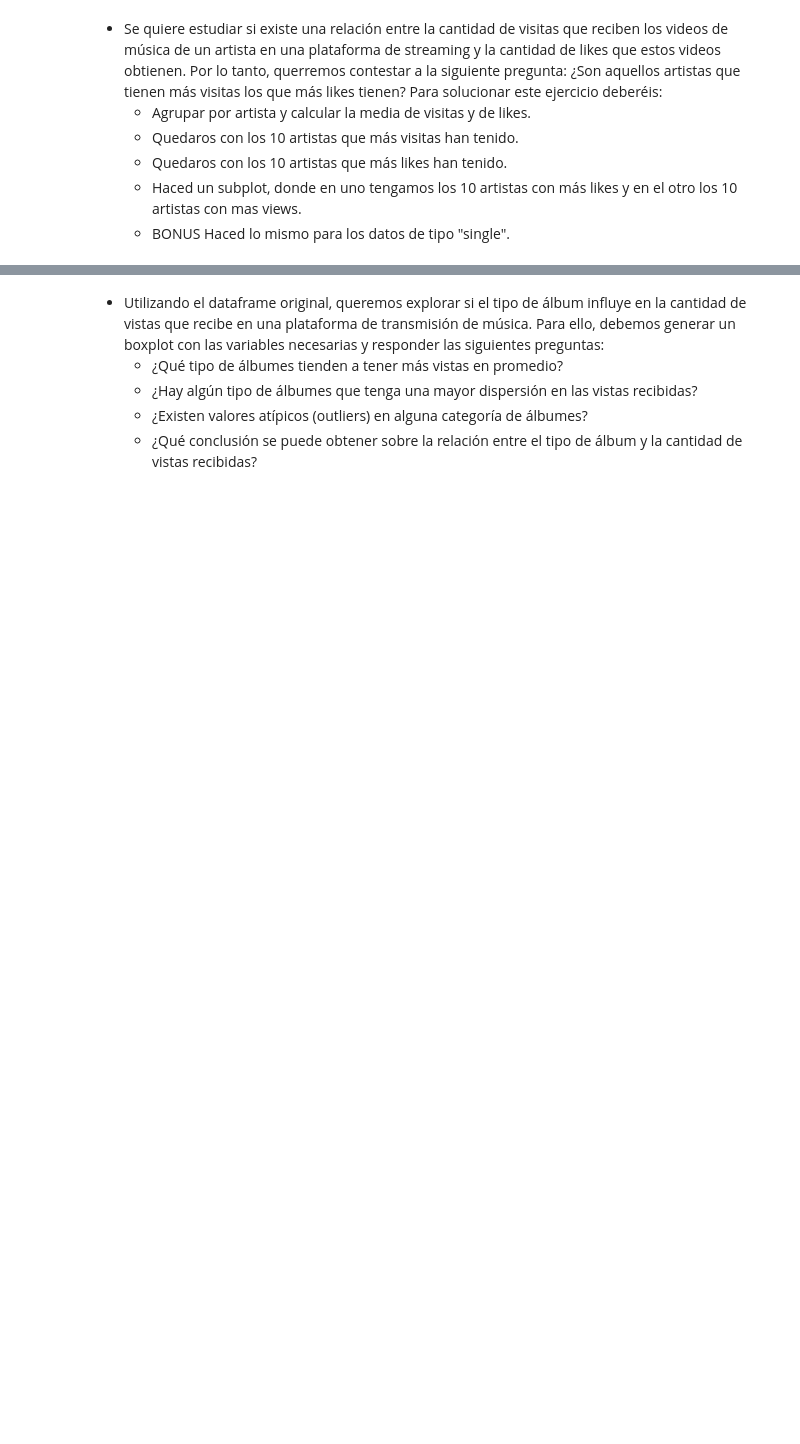
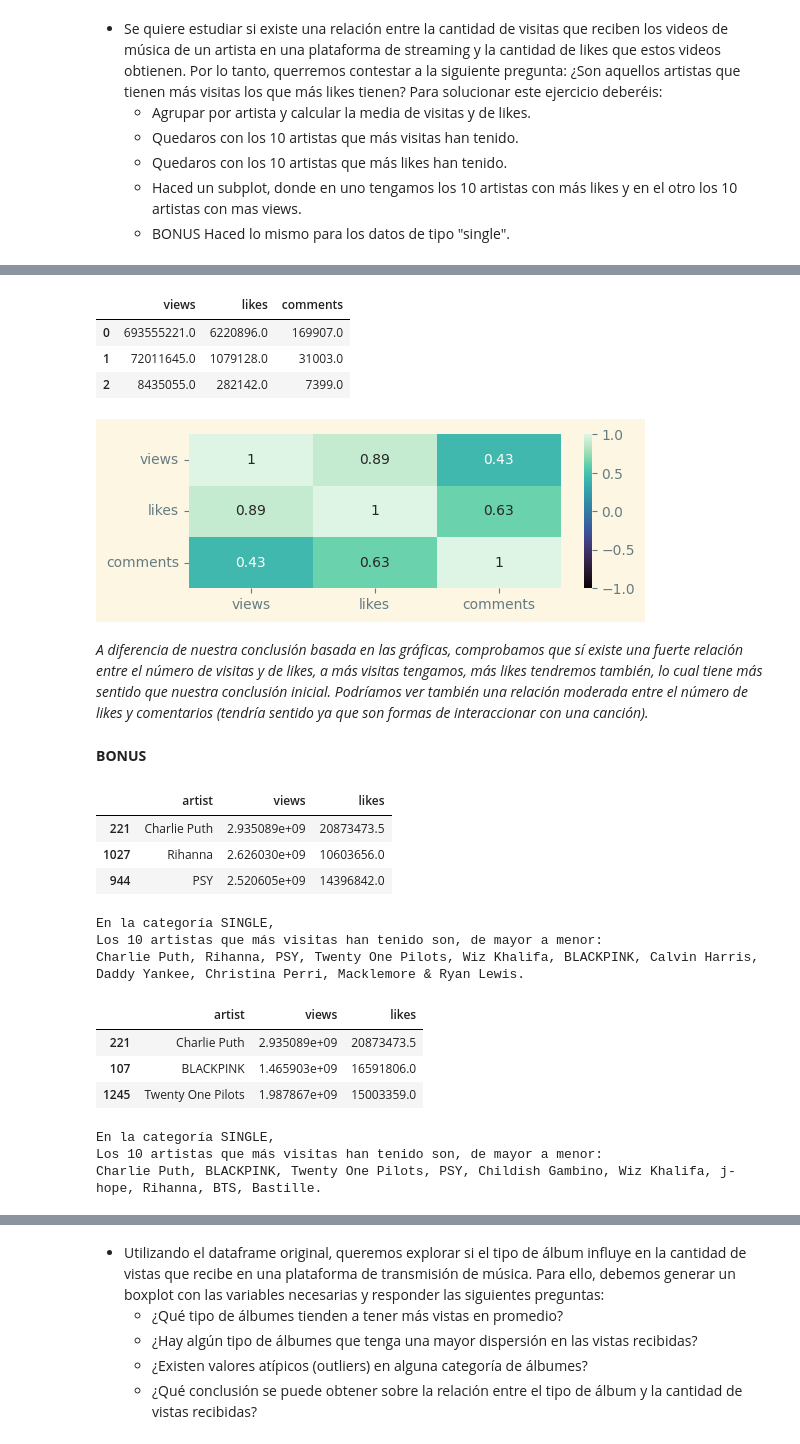
Before and after one commit to NataliaBarquin/Adalab_evaluacion_3_EDA_spotify, a Jupyter notebook: notebooks/pandas.ipynb, the cells around one changed output, grey strips where cells are left out. Saved outputs shown, nothing was run; the diff lists cells and outputs as text; code cells hidden in the pictures; blank space fills up the shorter version.

```diff
--- a/notebooks/pandas.ipynb
+++ b/notebooks/pandas.ipynb
@@ -209,0 +222,7 @@ for col in lista_col_cambiar:
+# %%
+#incluimos en una lista las columnas a modificar y aplicamos un bucle for.
+
+columnas_cambiar_minus = ['track', 'title', 'album']
+
+for col in columnas_cambiar_minus:
+    df_spotify[col] = df_spotify[col].apply(cambiar_a_minusculas)
@@ -212,5 +244,5 @@ for col in lista_col_cambiar:
 # %%
 #hemos comprobado previamente en la exploración que no tenemos ningún nulo en la columna artist.
-#de nuevo nos queda una función muy sencilla de sólo una línea, podemos utilizar nuevamente una lambda.
+#nos queda una función muy sencilla de sólo una línea con sólo un método de string, podemos utilizar una lambda.
 
-df_spotify['artist'] = df_spotify['artist'].apply(lambda simbolo: simbolo.replace('$', ''))
+df_spotify['artist'] = df_spotify['artist'].apply(lambda simbolo_dolar: simbolo_dolar.replace('$', ''))
@@ -228,0 +464,53 @@ df_spotify['artist'] = df_spotify['artist'].apply(lambda simbolo: simbolo.replac
+# %%
+#creamos el df con las columnas que nos interesa analizar, ya que el df original tiene muchas columnas que no nos interesan en este análisis en particular y nos generan ruido.
+df_correlacion = df_spotify[['views', 'likes', 'comments']]
+df_correlacion.head(3)
+# %% [output]
+|  | views | likes | comments |
+| 0 | 693555221.0 | 6220896.0 | 169907.0 |
+| 1 | 72011645.0 | 1079128.0 | 31003.0 |
+| 2 | 8435055.0 | 282142.0 | 7399.0 |
+# %%
+#usamos el coeficiente de correlación de Pearson y lo mostramos en una gráfica
+plt.figure(figsize = (6,2))
+fig = sns.heatmap(df_correlacion.corr(), cmap = 'mako', annot = True, vmin = -1, vmax = 1)
+plt.savefig('correlacion_global.png')
+# %% [output]
+[figure, added]
+# %% [markdown]
+*A diferencia de nuestra conclusión basada en las gráficas, comprobamos que sí existe una fuerte relación entre el número de visitas y de likes, a más visitas tengamos, más likes tendremos también, lo cual tiene más sentido que nuestra conclusión inicial. Podríamos ver también una relación moderada entre el número de likes y comentarios (tendría sentido ya que son formas de interaccionar con una canción).*
+# %% [markdown]
+**BONUS**
+# %%
+#creamos un df nuevo agrupando por artista en base a la media de las columnas que se piden.
+df_visitas_likes_single = df_single.groupby('artist')[['views', 'likes']].mean().reset_index()
+
+df_visitas_top_single = seleccion_top(df_visitas_likes_single, ['views'])
+df_visitas_top_single.head(3)
+# %% [output]
+|  | artist | views | likes |
+| 221 | Charlie Puth | 2.935089e+09 | 20873473.5 |
+| 1027 | Rihanna | 2.626030e+09 | 10603656.0 |
+| 944 | PSY | 2.520605e+09 | 14396842.0 |
+# %%
+print('En la categoría SINGLE,')
+imprimir_top(df_visitas_top_single, 'artist')
+# %% [output]
+En la categoría SINGLE,
+Los 10 artistas que más visitas han tenido son, de mayor a menor:
+Charlie Puth, Rihanna, PSY, Twenty One Pilots, Wiz Khalifa, BLACKPINK, Calvin Harris, Daddy Yankee, Christina Perri, Macklemore & Ryan Lewis.
+# %%
+df_likes_top_single = seleccion_top(df_visitas_likes_single, ['likes'])
+df_likes_top_single.head(3)
+# %% [output]
+|  | artist | views | likes |
+| 221 | Charlie Puth | 2.935089e+09 | 20873473.5 |
+| 107 | BLACKPINK | 1.465903e+09 | 16591806.0 |
+| 1245 | Twenty One Pilots | 1.987867e+09 | 15003359.0 |
+# %%
+print('En la categoría SINGLE,')
+imprimir_top(df_likes_top_single, 'artist')
+# %% [output]
+En la categoría SINGLE,
+Los 10 artistas que más visitas han tenido son, de mayor a menor:
+Charlie Puth, BLACKPINK, Twenty One Pilots, PSY, Childish Gambino, Wiz Khalifa, j-hope, Rihanna, BTS, Bastille.
```
Also changed, not shown: parts of 69 cells of this notebook, 7 other files.
